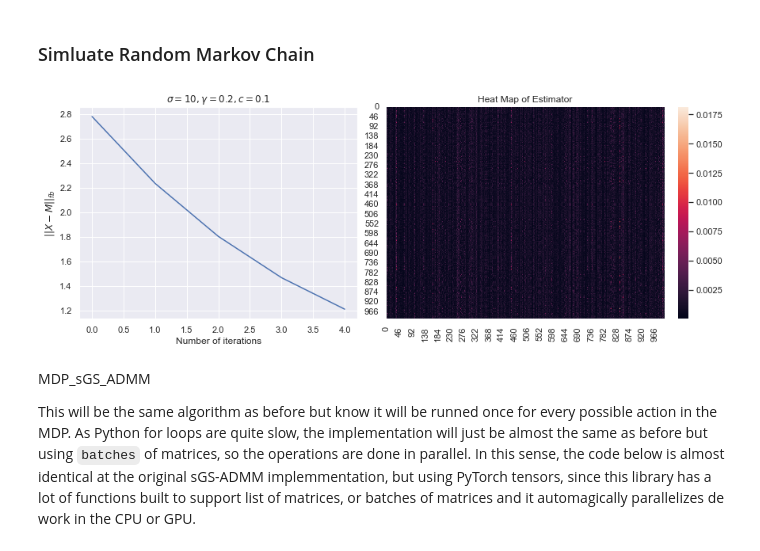
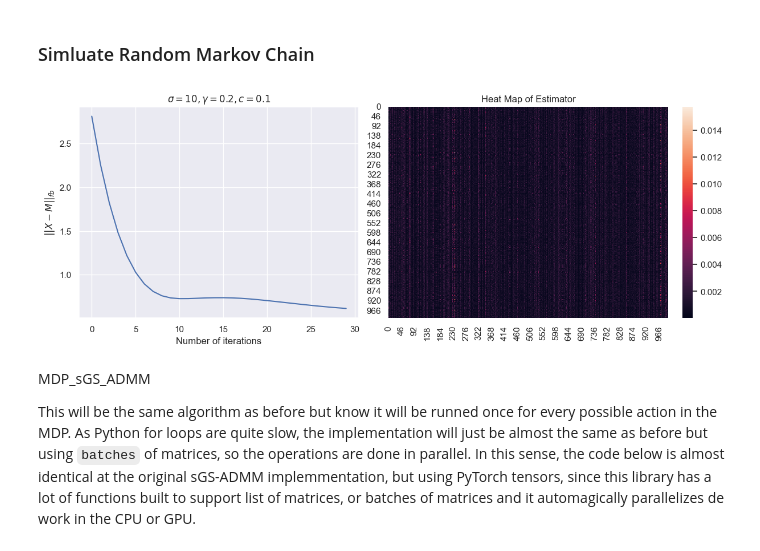
Before and after one commit to diegommezp28/RL_and_low_rank, a Jupyter notebook: sGS_ADMM_MDPs.ipynb, the cells around one changed output. Saved outputs shown, nothing was run; the diff lists cells and outputs as text; code cells hidden in the pictures.

```diff
--- a/sGS_ADMM_MDPs.ipynb
+++ b/sGS_ADMM_MDPs.ipynb
@@ -242,9 +242,9 @@ for i in tqdm(range(n)):
     path.append((prev_state, current_state))
     prev_state = current_state
 # %%
-_,_ = sGS_ADMM(p, path, M = M, iter_number=5)
+_,_ = sGS_ADMM(p, path, M = M, iter_number=30)
 # %% [output]
-[figure, old version]
+[figure, new version]
 # %% [markdown]
 MDP_sGS_ADMM
 
```
Also changed, not shown: parts of 1 cell of this notebook, 14 other files.
